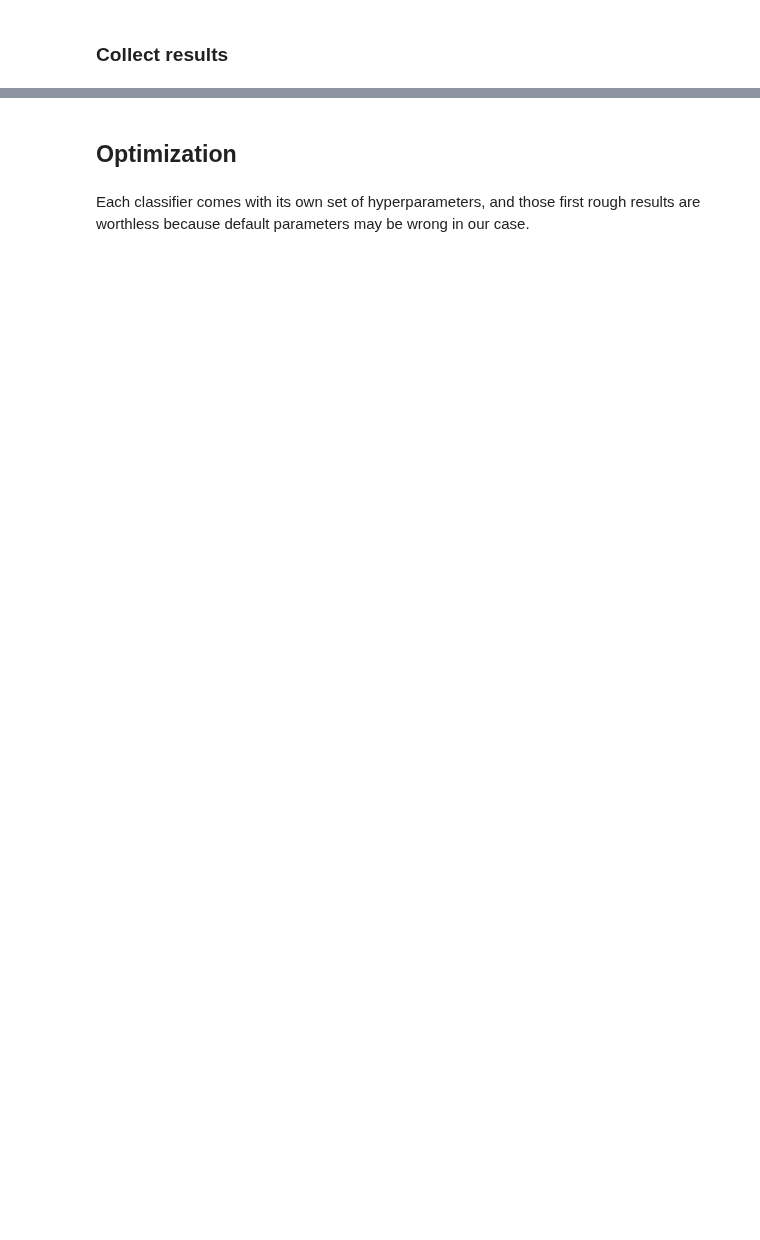
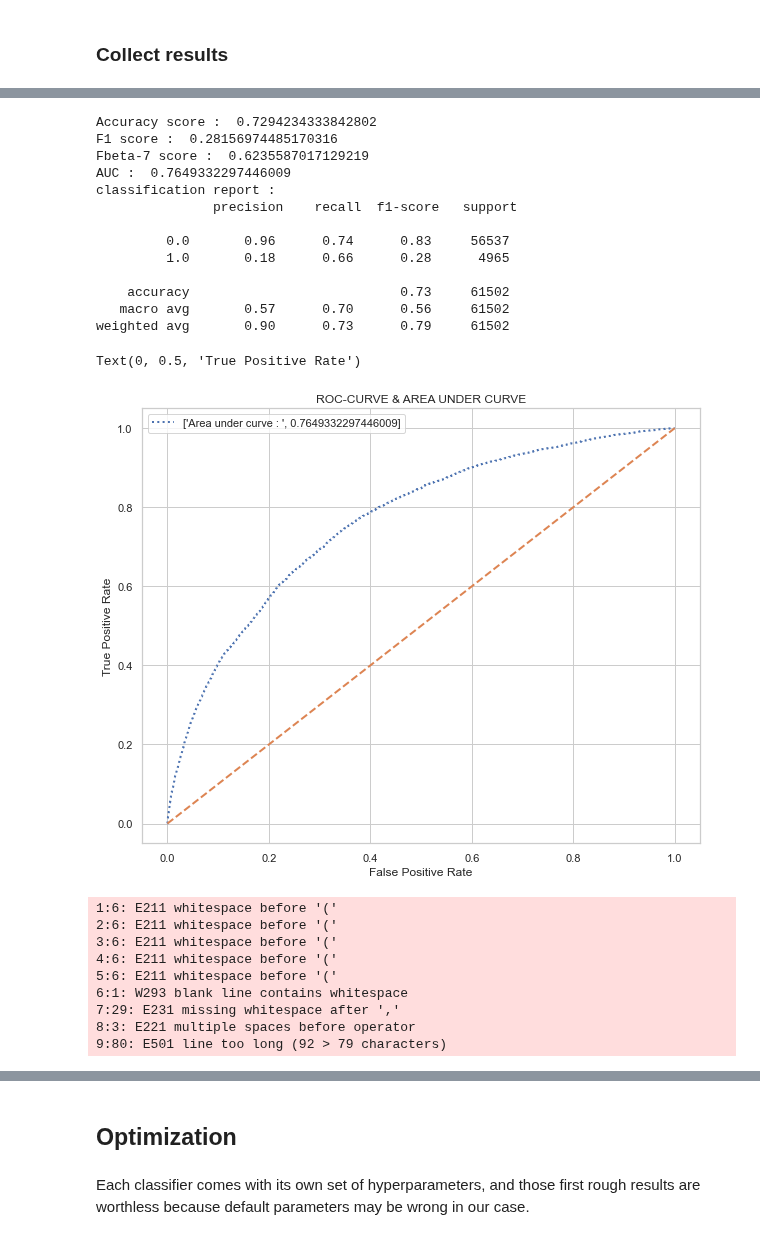
Before and after one commit to EtienneLardeur/P7_Scoring, a Jupyter notebook: P7_Model.ipynb, the cells around one changed output, grey strips where cells are left out. Drawn from its saved outputs; the diff is of its cells as text; code cells hidden in the pictures; blank space fills up the shorter version.

```diff
--- a/P7_Model.ipynb
+++ b/P7_Model.ipynb
@@ -443,0 +587,20 @@ Text(0, 0.5, 'True Positive Rate')
+# %%
+model = LGBMClassifier(n_estimators=10000,
+                       objective='binary',
+                       class_weight='balanced',
+                       learning_rate=0.05,
+                       reg_alpha=0.1,
+                       reg_lambda=0.1,
+                       subsample=0.8,
+                       n_jobs=-1,
+                       random_state=42)
+
+feature_importances, classify_metrics, fold_scores, accuracy, f1_sc, f7, auc_score, fpr, tpr  = model_classify(
+    model,
+    X_train_re,
+    y_train,
+    X_test_re,
+    y_test)
+
+print('Baseline metrics')
+print(fold_scores)
@@ -443,0 +638,40 @@ Text(0, 0.5, 'True Positive Rate')
+# %%
+print ("Accuracy score : ", accuracy)
+print ("F1 score : ", f1_sc)
+print ("Fbeta-7 score : ", f7)
+print ("AUC : ", auc_score)
+print ("classification report :\n", classify_metrics)
+
+fig = plt.figure(figsize=(10,8))
+ax  = fig.add_subplot(111)
+ax.plot(fpr, tpr, label=["Area under curve : ", auc_score], linewidth=2, linestyle="dotted")
+ax.plot([0, 1], [0, 1], linewidth=2, linestyle="dashed")
+plt.legend(loc="best")
+plt.title("ROC-CURVE & AREA UNDER CURVE")
+plt.xlabel("False Positive Rate")
+plt.ylabel("True Positive Rate")
+# %% [output]
+Accuracy score :  0.7294234333842802
+F1 score :  0.28156974485170316
+Fbeta-7 score :  0.6235587017129219
+AUC :  0.7649332297446009
+classification report :
+               precision    recall  f1-score   support
+
+         0.0       0.96      0.74      0.83     56537
+         1.0       0.18      0.66      0.28      4965
+
+    accuracy                           0.73     61502
+   macro avg       0.57      0.70      0.56     61502
+weighted avg       0.90      0.73      0.79     61502
+Text(0, 0.5, 'True Positive Rate')
+[figure, added]
+1:6: E211 whitespace before '('
+2:6: E211 whitespace before '('
+3:6: E211 whitespace before '('
+4:6: E211 whitespace before '('
+5:6: E211 whitespace before '('
+6:1: W293 blank line contains whitespace
+7:29: E231 missing whitespace after ','
+8:3: E221 multiple spaces before operator
+9:80: E501 line too long (92 > 79 characters)
```
Also changed, not shown: parts of 153 cells of this notebook.
